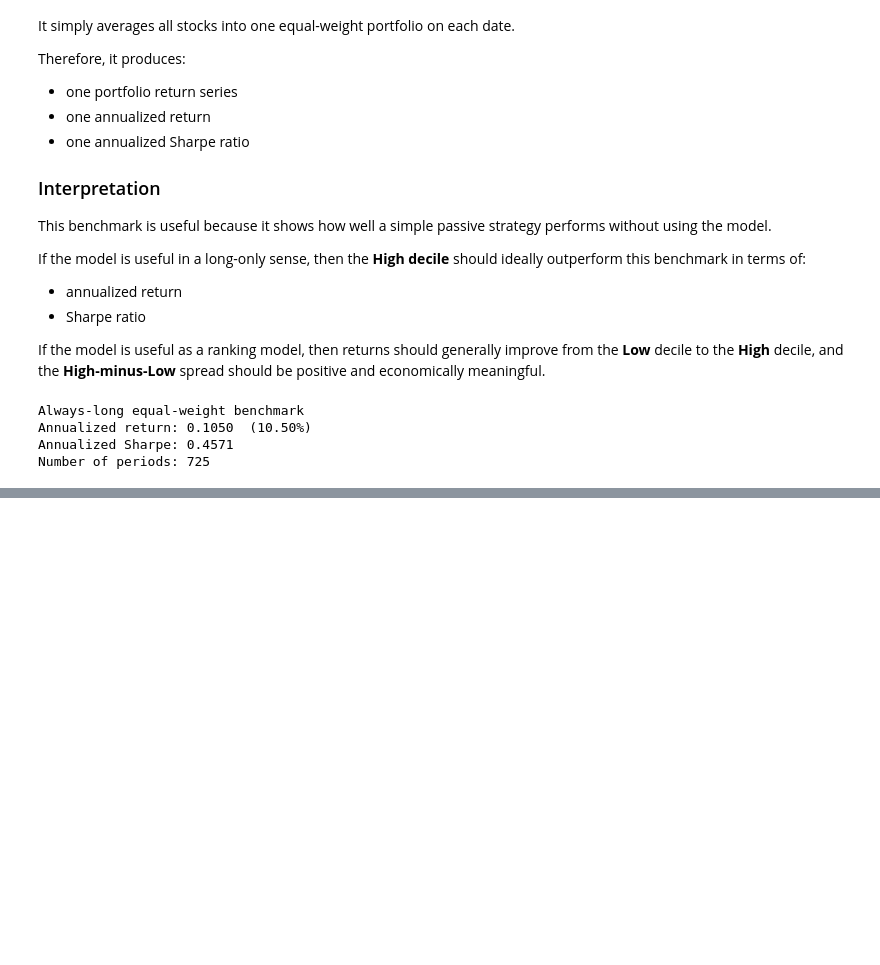
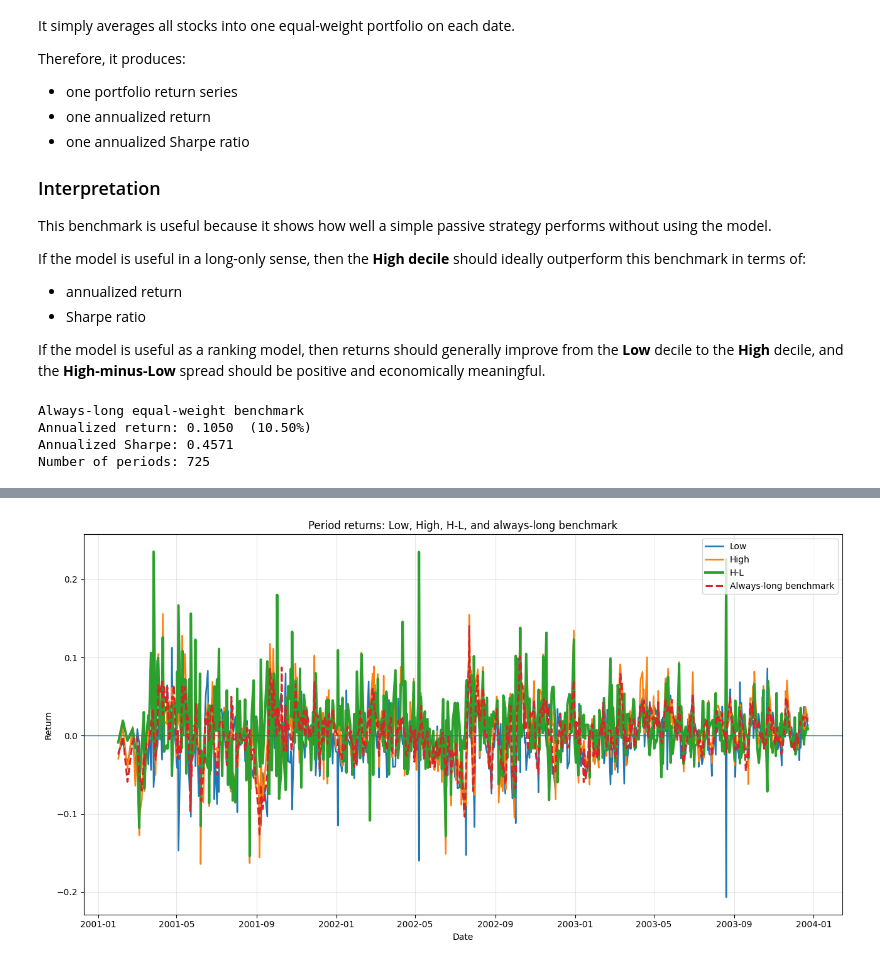
Before and after one commit to MortenSkovbjerg2000/speciale-i-datavidenskab-2026, a Jupyter notebook: calculating_finance_metrics.ipynb, the cells around one changed output, grey strips where cells are left out. Saved outputs shown, nothing was run; the diff lists cells and outputs as text; code cells hidden in the pictures; blank space fills up the shorter version.

```diff
--- a/calculating_finance_metrics.ipynb
+++ b/calculating_finance_metrics.ipynb
@@ -689,0 +800,54 @@ Number of periods: 725
+# %%
+import pandas as pd
+import matplotlib.pyplot as plt
+
+# --------------------------------------------------
+# Non-cumulative returns plot:
+# Low, High, H-L, and always-long benchmark
+# Uses:
+#   decile_matrix
+#   ew_returns
+# --------------------------------------------------
+
+plot_df = decile_matrix.copy()
+bench = ew_returns.copy()
+
+# Make sure index is datetime and sorted
+plot_df.index = pd.to_datetime(plot_df.index)
+plot_df = plot_df.sort_index()
+
+bench.index = pd.to_datetime(bench.index)
+bench = bench.sort_index()
+
+# Keep benchmark on same dates
+bench = bench.reindex(plot_df.index)
+
+plt.figure(figsize=(13, 7))
+
+if "Low" in plot_df.columns:
+    plt.plot(plot_df.index, plot_df["Low"], linewidth=1.8, label="Low")
+
+if "High" in plot_df.columns:
+    plt.plot(plot_df.index, plot_df["High"], linewidth=1.8, label="High")
+
+if "H-L" in plot_df.columns:
+    plt.plot(plot_df.index, plot_df["H-L"], linewidth=2.8, label="H-L")
+
+plt.plot(
+    bench.index,
+    bench,
+    linestyle="--",
+    linewidth=2.2,
+    label="Always-long benchmark"
+)
+
+plt.axhline(0, linewidth=1)
+plt.title("Period returns: Low, High, H-L, and always-long benchmark")
+plt.xlabel("Date")
+plt.ylabel("Return")
+plt.legend()
+plt.grid(True, alpha=0.3)
+plt.tight_layout()
+plt.show()
+# %% [output]
+[figure, added]
```
Also changed, not shown: parts of 14 cells of this notebook, 1 other file.
